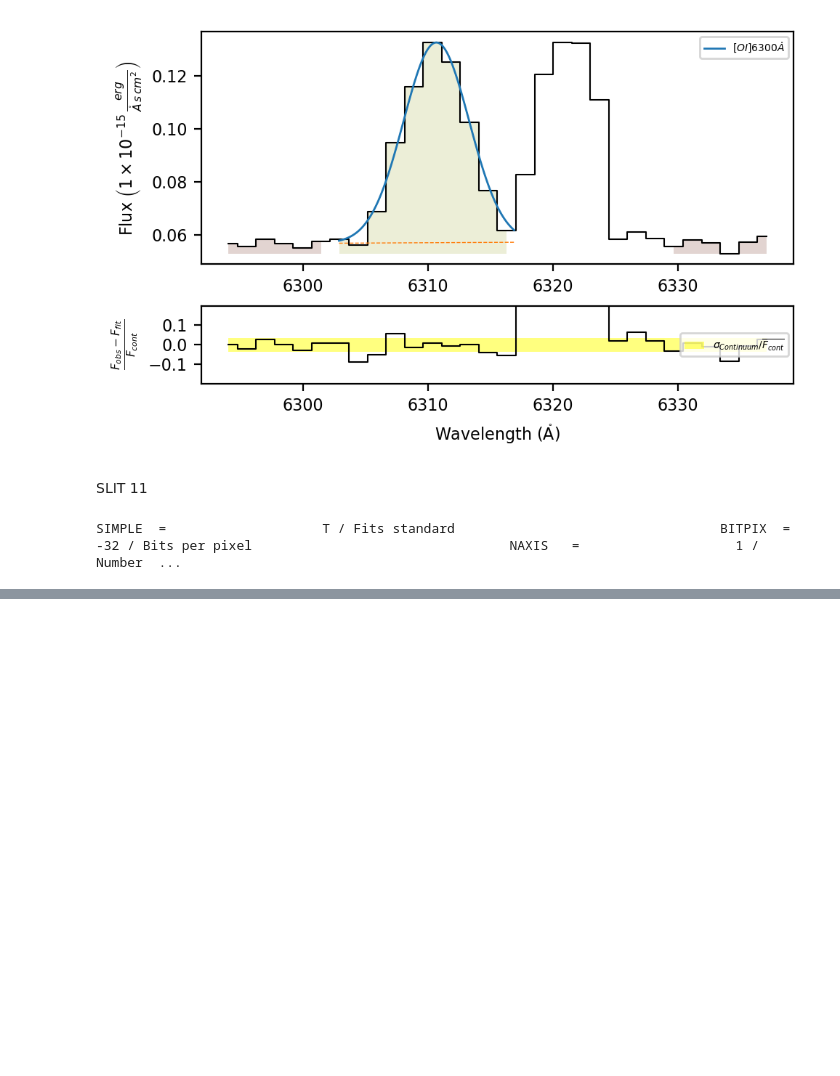
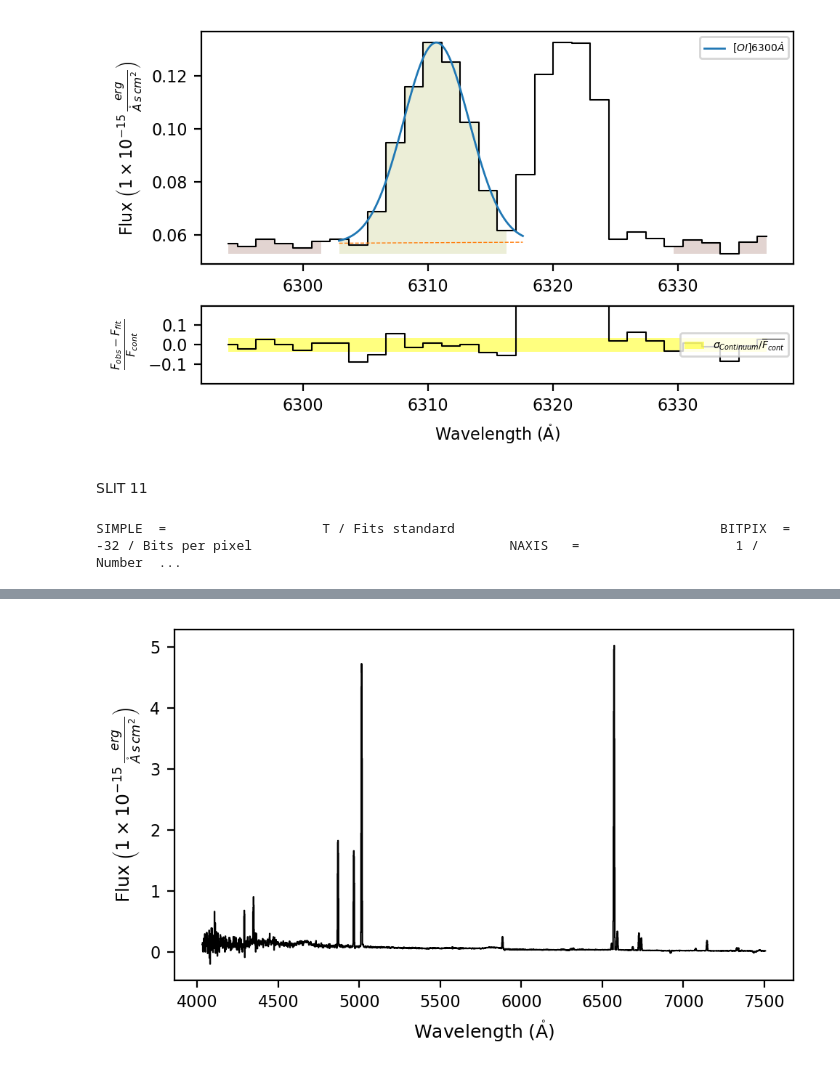
Before and after one commit to blnblnbln/TESIS, a Jupyter notebook: codes/OI_flux.ipynb, the cells around one changed output, grey strips where cells are left out. Cells and saved outputs as stored; diff of their text form; code cells hidden in the pictures; blank space fills up the shorter version.

```diff
--- a/codes/OI_flux.ipynb
+++ b/codes/OI_flux.ipynb
@@ -188,0 +227,13 @@ SIMPLE  =                    T / Fits standard
+# %%
+#now we specify the location and load the data
+#address of NGC1313 spectrum (in this case, here)
+fits_file17 = "../../../Desktop/respaldo/NGC1313_250624_extinction/datos/slit17_1D_f99_c00.fits"
+
+#load the data
+wave17, flux17, hdr17 = import_1313_fits(fits_file17)
+# %%
+spec17 = lime.Spectrum(wave17, flux17, redshift=z_obj, norm_flux=normFlux, units_flux='1e-15 * FLAM')
+# %%
+spec17.plot.spectrum(label='slit17_NGC1313')
+# %% [output]
+[figure, added]
```
Also changed, not shown: parts of 34 cells of this notebook.
